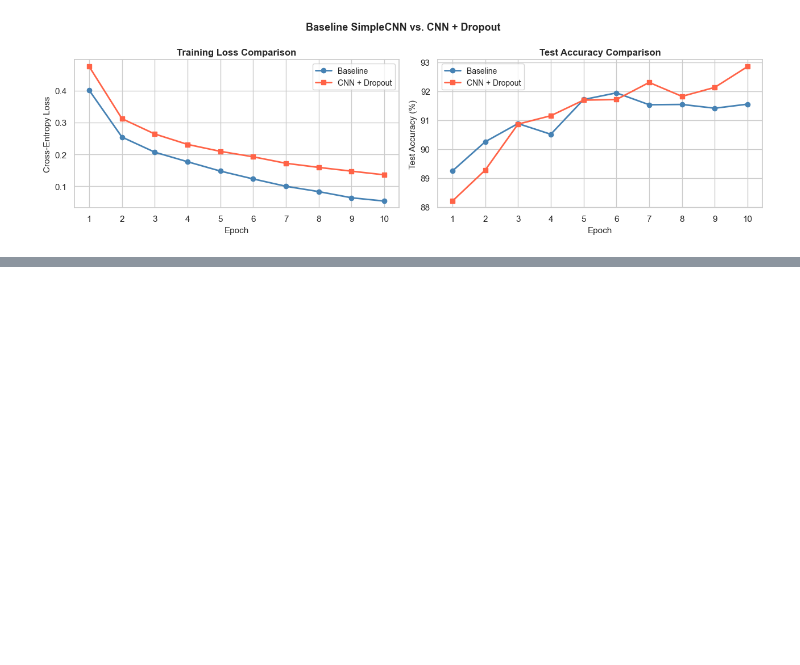
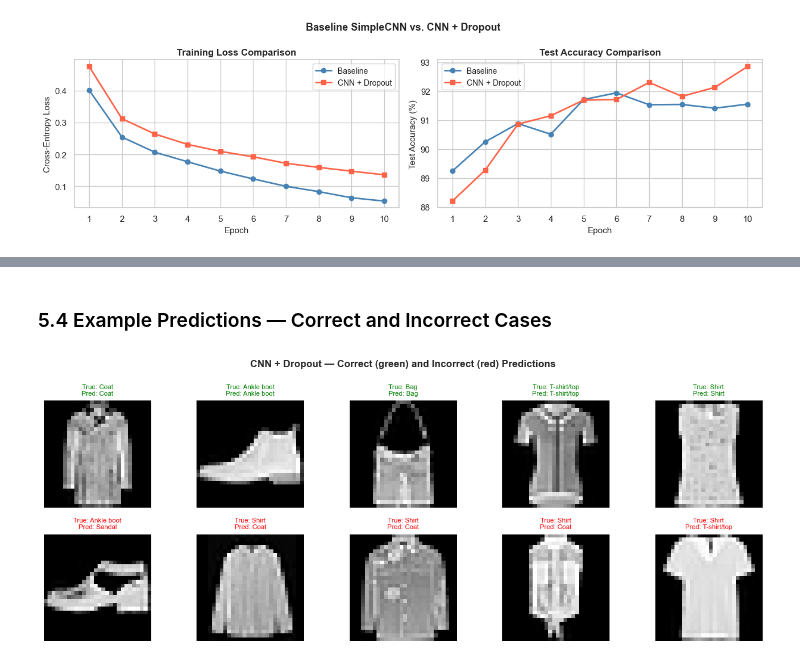
Before and after one commit to sbodrero/deep_learning_systems, a Jupyter notebook: deep_learning.ipynb, the cells around one changed output, grey strips where cells are left out. Drawn from its saved outputs; the diff is of its cells as text; code cells hidden in the pictures; blank space fills up the shorter version.

```diff
--- a/deep_learning.ipynb
+++ b/deep_learning.ipynb
@@ -439,0 +535,46 @@ plt.show()
+# %% [markdown]
+### 5.4 Example Predictions — Correct and Incorrect Cases
+# %%
+# Collect images alongside predictions for the best model
+best_model = experimental if acc_e >= acc_b else baseline
+best_model.eval()
+
+all_images, all_true, all_pred = [], [], []
+with torch.no_grad():
+    for imgs, lbls in test_loader:
+        imgs_dev = imgs.to(DEVICE)
+        preds = best_model(imgs_dev).max(1)[1].cpu()
+        all_images.append(imgs)
+        all_true.append(lbls)
+        all_pred.append(preds)
+
+all_images = torch.cat(all_images)
+all_true   = torch.cat(all_true)
+all_pred   = torch.cat(all_pred)
+
+correct_idx   = (all_true == all_pred).nonzero(as_tuple=True)[0]
+incorrect_idx = (all_true != all_pred).nonzero(as_tuple=True)[0]
+
+# Sample 5 correct + 5 incorrect
+torch.manual_seed(42)
+sample_correct   = correct_idx[torch.randperm(len(correct_idx))[:5]]
+sample_incorrect = incorrect_idx[torch.randperm(len(incorrect_idx))[:5]]
+sample_idx = torch.cat([sample_correct, sample_incorrect])
+
+fig, axes = plt.subplots(2, 5, figsize=(13, 5))
+for i, ax in enumerate(axes.flat):
+    idx = sample_idx[i].item()
+    img = denorm(all_images[idx].squeeze())
+    true_lbl = CLASS_NAMES[all_true[idx].item()]
+    pred_lbl = CLASS_NAMES[all_pred[idx].item()]
+    color = 'green' if all_true[idx] == all_pred[idx] else 'red'
+    ax.imshow(img.numpy(), cmap='gray')
+    ax.set_title(f'True: {true_lbl}\nPred: {pred_lbl}', fontsize=8, color=color)
+    ax.axis('off')
+
+fig.suptitle(f'{best_name} — Correct (green) and Incorrect (red) Predictions',
+             fontsize=12, fontweight='bold')
+plt.tight_layout()
+plt.show()
+# %% [output]
+[figure, added]
```
Also changed, not shown: parts of 7 cells of this notebook.
